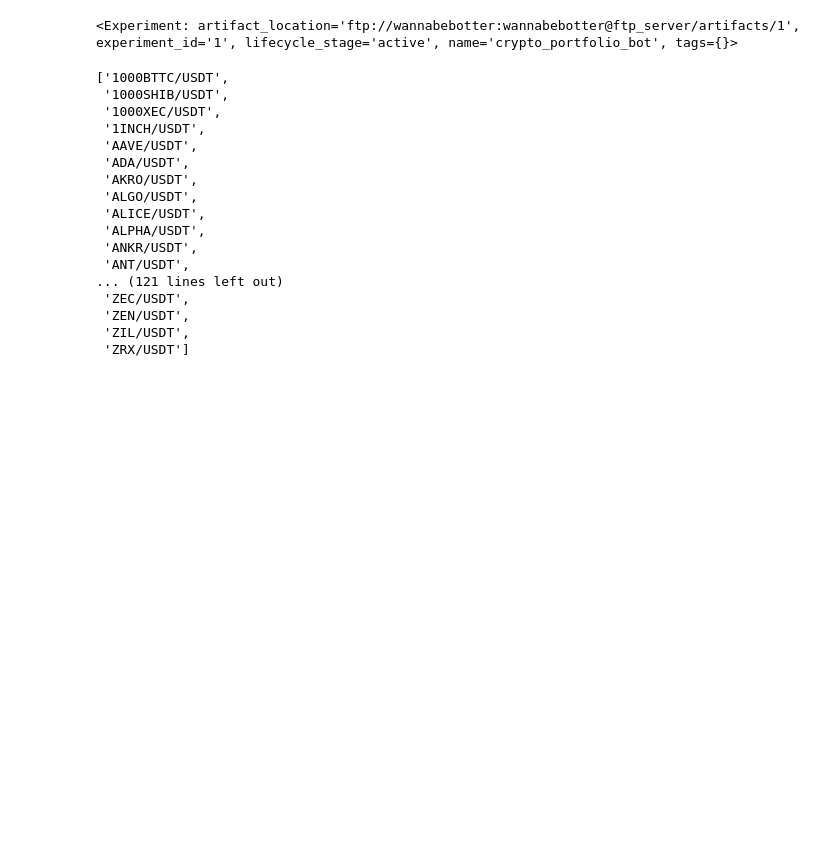
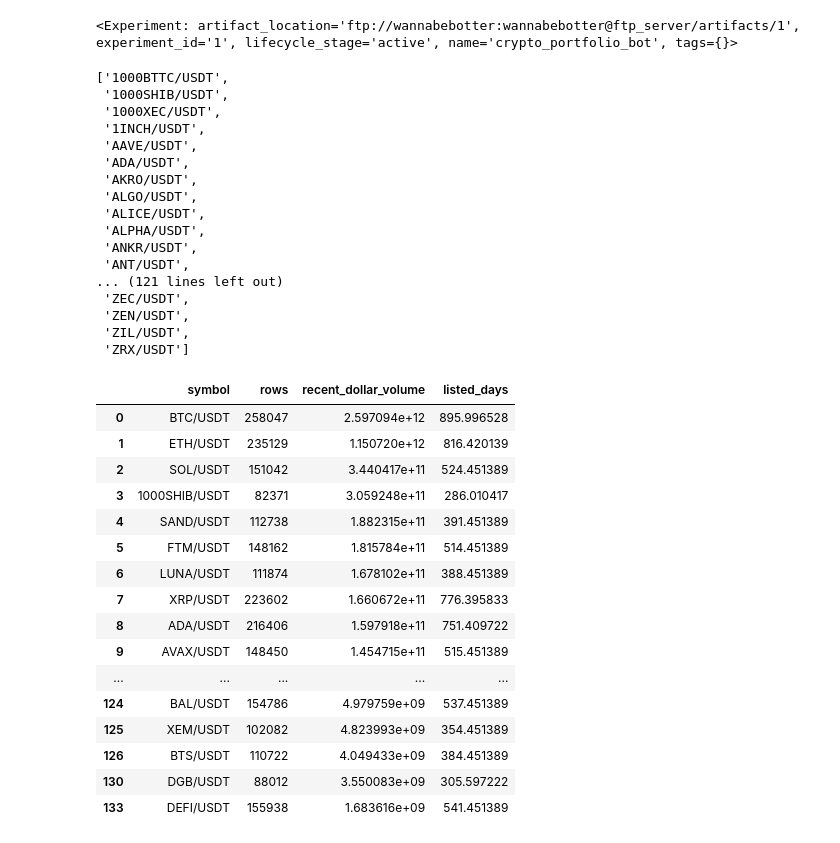
Before and after one commit to takahiro47/crypto_portfolio_bot, a Jupyter notebook: crypto_portfolio_bot.ipynb, the cells around one changed output. Cells and saved outputs as stored; diff of their text form; code cells hidden in the pictures; blank space fills up the shorter version.

Commit message:
Display portfolio component candidates

```diff
--- a/crypto_portfolio_bot.ipynb
+++ b/crypto_portfolio_bot.ipynb
@@ -62,7 +62,7 @@ for symbol in target_symbols:
     since = int(time.mktime(datetime.strptime('2019-01-01 00:00:00+0000', '%Y-%m-%d %H:%M:%S%z').timetuple()) * 1000)
 
     dbutil.init_timebar_table('binanceusdm', symbol, 5*60)
-    table_tame = dbutil.get_timebar_table_name('binanceusdm', symbol, 5*60)
+    table_name = dbutil.get_timebar_table_name('binanceusdm', symbol, 5*60)
 
     df = dbutil.get_latest_timebar('binanceusdm', symbol, 5*60)
     if type(df) != type(None):
@@ -102,9 +102,50 @@ for symbol in target_symbols:
             for column in nan_columns:
                 df[column] = Decimal(0)
 
-            ret = dbutil.df_to_sql(df=df, schema = table_tame, if_exists = 'append')
+            ret = dbutil.df_to_sql(df=df, schema = table_name, if_exists = 'append')
 
             since = int(df.iloc[-1]['datetime'].timestamp()*1000) + 1
             _pbar.n = since - origin
             _pbar.set_postfix_str(f'binanceusdm, {symbol}, row_counts: {len(df)}')
             _pbar.refresh()
+# %%
+result = []
+row_counts = 0
+with tqdm(total = len(target_symbols), initial=0) as _pbar:
+    for symbol in target_symbols:
+        table_name = dbutil.get_timebar_table_name('binanceusdm', symbol, 5*60)
+        df = dbutil.read_sql_query(f'SELECT open, close, dollar_volume from "{table_name}"')
+        recent_dollar_volume = (df.iloc[-50000:]['dollar_volume'] * (df.iloc[-50000:]['close'] + df.iloc[-50000:]['open']) / 2).sum()
+        result.append({'symbol': symbol, 'rows': len(df), 'recent_dollar_volume': recent_dollar_volume})
+
+        row_counts = row_counts + len(df)
+        _pbar.n = _pbar.n + 1
+        _pbar.set_postfix_str(f'{symbol}, row_counts: {row_counts:,}, recent_dollar_volume: {recent_dollar_volume:,}')
+        _pbar.refresh()
+
+df = pd.DataFrame(result)
+# %%
+pd.set_option("display.max_rows", 150)
+pd.set_option("display.min_rows", 150)
+df = df.sort_values('recent_dollar_volume', ascending=False)
+df['listed_days'] = df['rows']*5/60/24
+df = df.reset_index(drop=True)
+df[df['listed_days'] > 250]
+# %% [output]
+|  | symbol | rows | recent_dollar_volume | listed_days |
+| 0 | BTC/USDT | 258047 | 2.597094e+12 | 895.996528 |
+| 1 | ETH/USDT | 235129 | 1.150720e+12 | 816.420139 |
+| 2 | SOL/USDT | 151042 | 3.440417e+11 | 524.451389 |
+| 3 | 1000SHIB/USDT | 82371 | 3.059248e+11 | 286.010417 |
+| 4 | SAND/USDT | 112738 | 1.882315e+11 | 391.451389 |
+| 5 | FTM/USDT | 148162 | 1.815784e+11 | 514.451389 |
+| 6 | LUNA/USDT | 111874 | 1.678102e+11 | 388.451389 |
+| 7 | XRP/USDT | 223602 | 1.660672e+11 | 776.395833 |
+| 8 | ADA/USDT | 216406 | 1.597918e+11 | 751.409722 |
+| 9 | AVAX/USDT | 148450 | 1.454715e+11 | 515.451389 |
+| ... | ... | ... | ... | ... |
+| 124 | BAL/USDT | 154786 | 4.979759e+09 | 537.451389 |
+| 125 | XEM/USDT | 102082 | 4.823993e+09 | 354.451389 |
+| 126 | BTS/USDT | 110722 | 4.049433e+09 | 384.451389 |
+| 130 | DGB/USDT | 88012 | 3.550083e+09 | 305.597222 |
+| 133 | DEFI/USDT | 155938 | 1.683616e+09 | 541.451389 |
```
